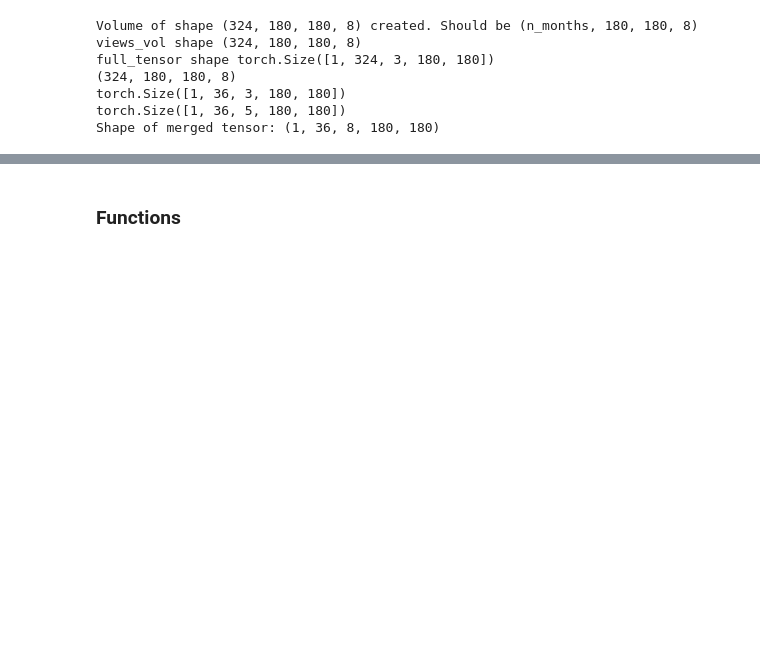
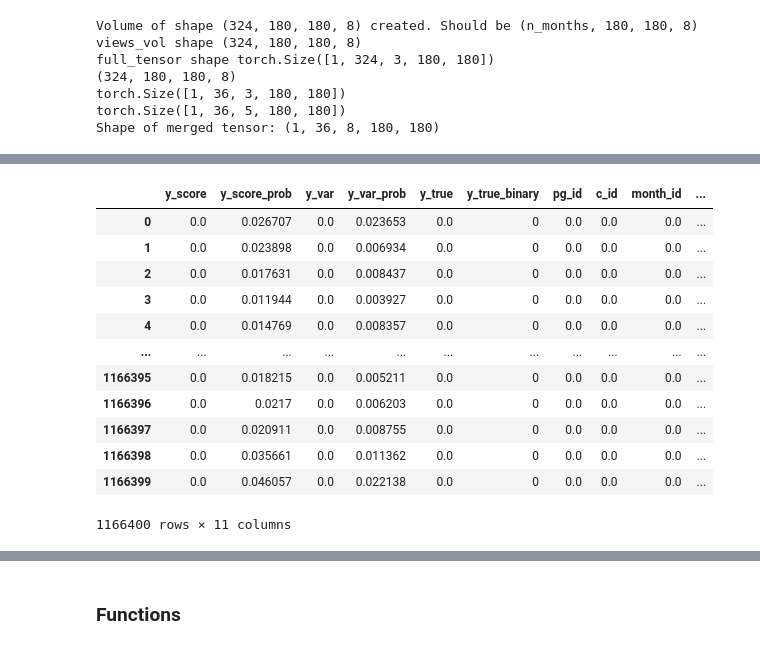
Before and after one commit to prio-data/views_pipeline, a Jupyter notebook: models/purple_alien/notebooks/test_to_prediction_store.ipynb, the cells around one changed output, grey strips where cells are left out. Drawn from its saved outputs; the diff is of its cells as text; code cells hidden in the pictures; blank space fills up the shorter version.

```diff
--- a/models/purple_alien/notebooks/test_to_prediction_store.ipynb
+++ b/models/purple_alien/notebooks/test_to_prediction_store.ipynb
@@ -319,3 +235,24 @@ for t in range(mean_array.shape[0]): #  0 of mean array is the temporal dim
+# %%
+df_sb = ModelOutputs.output_dict_to_dataframe(dict_of_outputs_dicts["sb"])
+# %%
+# reindex the df_sb but keep the old index ad a column month_out_of_sample
+df_sb["month_out_of_sample"] = df_sb.index +1
+df_sb = df_sb.reset_index(drop=True)
+df_sb
+# %% [output]
+|  | y_score | y_score_prob | y_var | y_var_prob | y_true | y_true_binary | pg_id | c_id | month_id | ... |
+| 0 | 0.0 | 0.026707 | 0.0 | 0.023653 | 0.0 | 0 | 0.0 | 0.0 | 0.0 | ... |
+| 1 | 0.0 | 0.023898 | 0.0 | 0.006934 | 0.0 | 0 | 0.0 | 0.0 | 0.0 | ... |
+| 2 | 0.0 | 0.017631 | 0.0 | 0.008437 | 0.0 | 0 | 0.0 | 0.0 | 0.0 | ... |
+| 3 | 0.0 | 0.011944 | 0.0 | 0.003927 | 0.0 | 0 | 0.0 | 0.0 | 0.0 | ... |
+| 4 | 0.0 | 0.014769 | 0.0 | 0.008357 | 0.0 | 0 | 0.0 | 0.0 | 0.0 | ... |
+| ... | ... | ... | ... | ... | ... | ... | ... | ... | ... | ... |
+| 1166395 | 0.0 | 0.018215 | 0.0 | 0.005211 | 0.0 | 0 | 0.0 | 0.0 | 0.0 | ... |
+| 1166396 | 0.0 | 0.0217 | 0.0 | 0.006203 | 0.0 | 0 | 0.0 | 0.0 | 0.0 | ... |
+| 1166397 | 0.0 | 0.020911 | 0.0 | 0.008755 | 0.0 | 0 | 0.0 | 0.0 | 0.0 | ... |
+| 1166398 | 0.0 | 0.035661 | 0.0 | 0.011362 | 0.0 | 0 | 0.0 | 0.0 | 0.0 | ... |
+| 1166399 | 0.0 | 0.046057 | 0.0 | 0.022138 | 0.0 | 0 | 0.0 | 0.0 | 0.0 | ... |
+1166400 rows × 11 columns
 # %%
 df_full = output_to_df(dict_of_outputs_dicts)
 # %%
```
Also changed, not shown: parts of 38 cells of this notebook.
